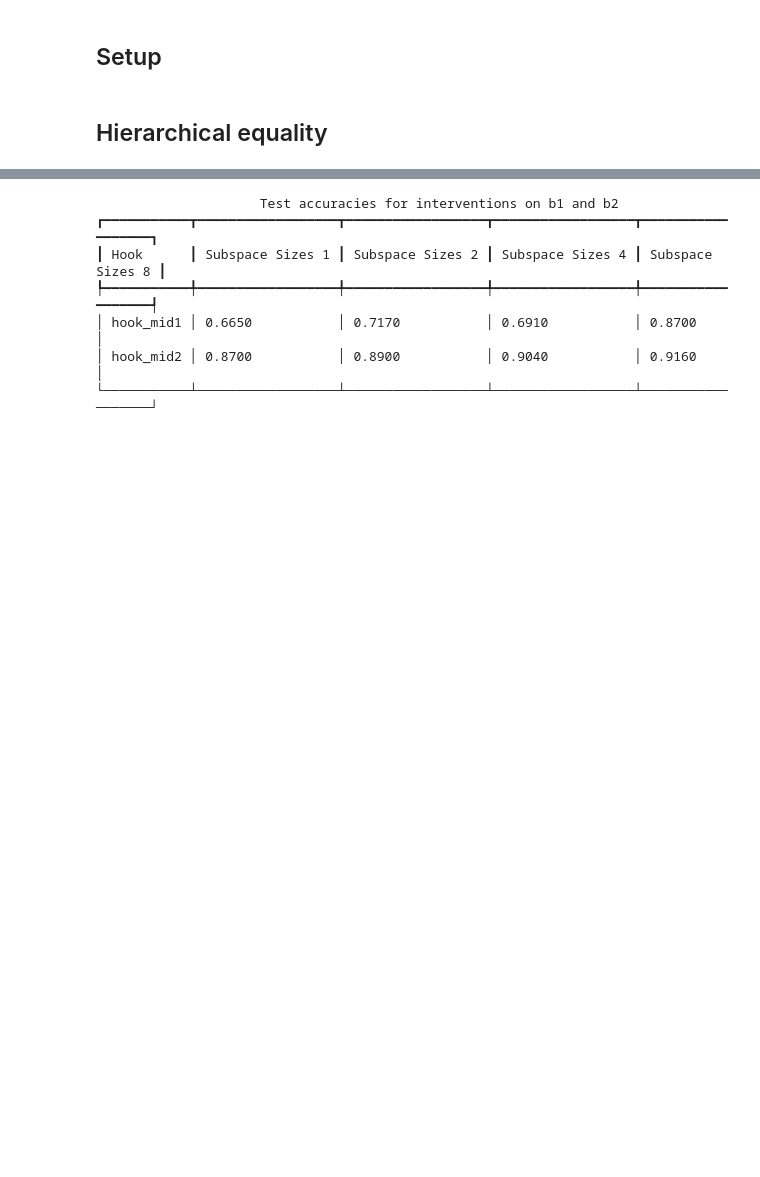
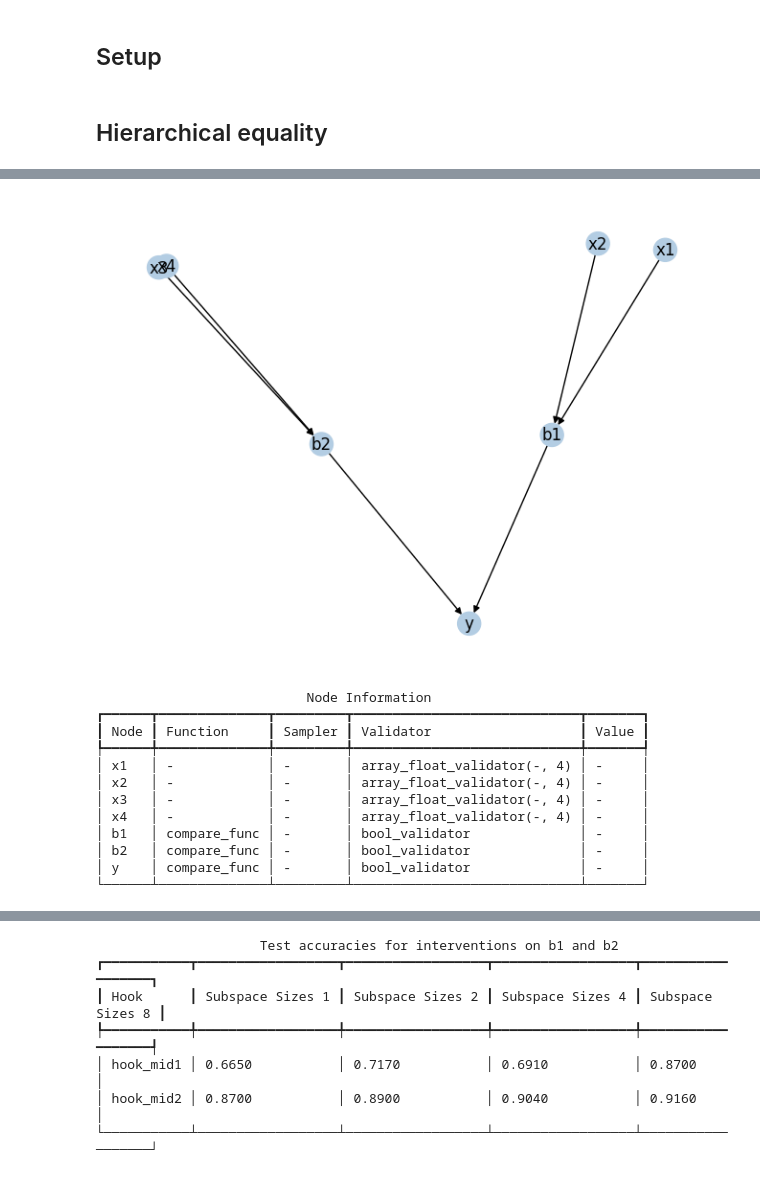
Before and after one commit to adamimos/causal-networks, a Jupyter notebook: experiments/writeup/research-sprint-writeup.ipynb, the cells around one changed output, grey strips where cells are left out. Saved outputs shown, nothing was run; the diff lists cells and outputs as text; code cells hidden in the pictures; blank space fills up the shorter version.

```diff
--- a/experiments/writeup/research-sprint-writeup.ipynb
+++ b/experiments/writeup/research-sprint-writeup.ipynb
@@ -29,0 +79,9 @@ console = Console()
+# %%
+dag_he, variable_alignment_he, model_he = make_hier_equal_dag_and_variable_alignment(
+    hidden_size=16,
+    size_per_input=4,
+    intervene_model_hooks=["hook_mid2"],
+    intervene_nodes=["b1", "b2"],
+    subspace_sizes=[8, 8],
+    device="cpu",
+)
@@ -29,0 +92,17 @@ console = Console()
+# %%
+dag_he.reset()
+dag_he.visualize()
+# %% [output]
+[figure, added]
+                           Node Information
+┏━━━━━━┳━━━━━━━━━━━━━━┳━━━━━━━━━┳━━━━━━━━━━━━━━━━━━━━━━━━━━━━━┳━━━━━━━┓
+┃ Node ┃ Function     ┃ Sampler ┃ Validator                   ┃ Value ┃
+┡━━━━━━╇━━━━━━━━━━━━━━╇━━━━━━━━━╇━━━━━━━━━━━━━━━━━━━━━━━━━━━━━╇━━━━━━━┩
+│ x1   │ -            │ -       │ array_float_validator(-, 4) │ -     │
+│ x2   │ -            │ -       │ array_float_validator(-, 4) │ -     │
+│ x3   │ -            │ -       │ array_float_validator(-, 4) │ -     │
+│ x4   │ -            │ -       │ array_float_validator(-, 4) │ -     │
+│ b1   │ compare_func │ -       │ bool_validator              │ -     │
+│ b2   │ compare_func │ -       │ bool_validator              │ -     │
+│ y    │ compare_func │ -       │ bool_validator              │ -     │
+└──────┴──────────────┴─────────┴─────────────────────────────┴───────┘
```
Also changed, not shown: parts of 21 cells of this notebook.
